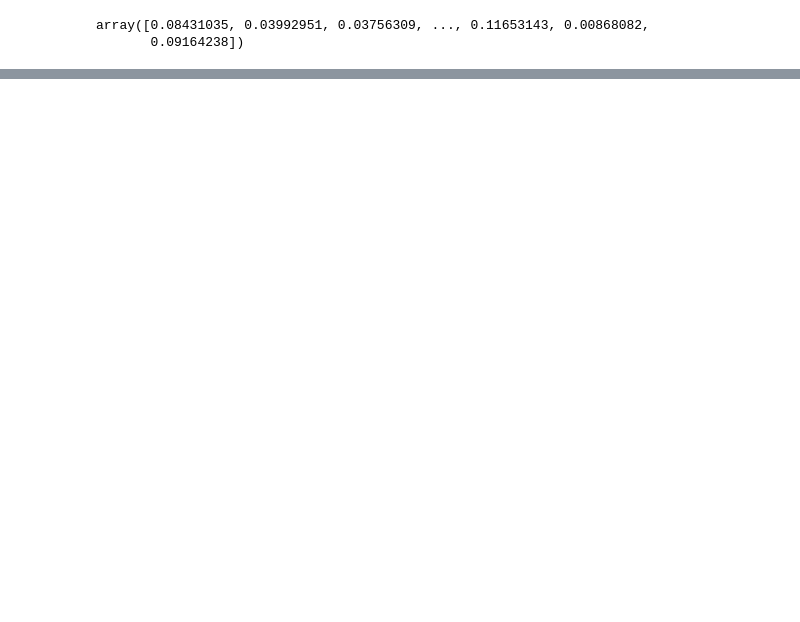
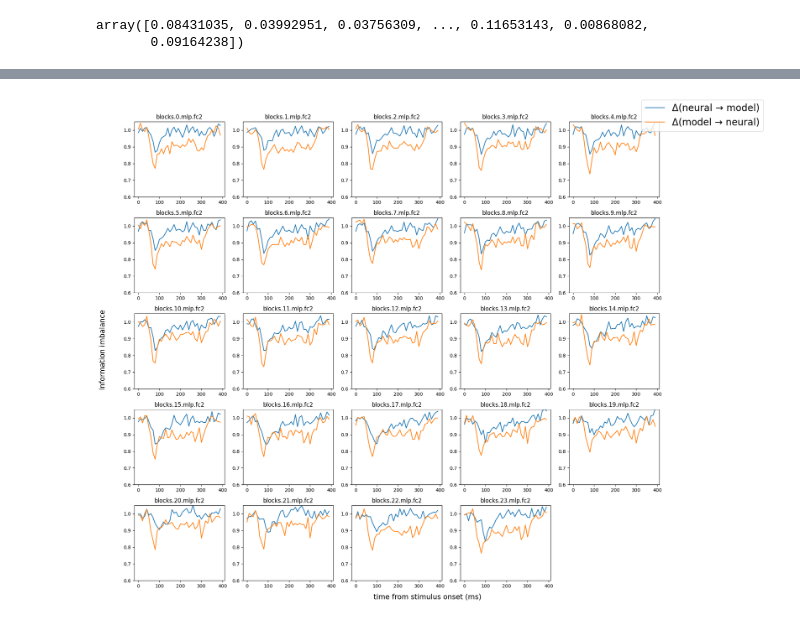
Before and after one commit to TizianoCausin01/temporal_context, a Jupyter notebook: python_scripts/scripts/dynII_dev.ipynb, the cells around one changed output, grey strips where cells are left out. Saved outputs shown, nothing was run; the diff lists cells and outputs as text; code cells hidden in the pictures; blank space fills up the shorter version.

```diff
--- a/python_scripts/scripts/dynII_dev.ipynb
+++ b/python_scripts/scripts/dynII_dev.ipynb
@@ -104,0 +214,17 @@ plt.legend()
+# %%
+from general_utils.utils import get_relevant_output_layers
+cfg.model_name = 'vit_l_16'; cfg.img_size = 384; cfg.pooling = 'mean'; cfg.pkg = 'timm'
+layers = get_relevant_output_layers(cfg.model_name, cfg.pkg)
+dyn_ii_obj = dynInformationImbalance("cosine", "cosine", 1)
+dyn_ii_obj.compute_RDM_timeseries(TimeSeries(ba_raster.get_array()[:,:,:1000],ba_raster.get_fs()), "signal")
+dyn_ii_obj.compute_distance_ranks_timeseries("signal")
+A2B_layers_list_cos = []
+B2A_layers_list_cos = []
+for layer_name in layers[:]:
+    feats_filename = f"{paths['livingstone_lab']}/tiziano/models/{cfg.monkey_name}_{cfg.date}_{cfg.model_name}_{cfg.img_size}_{layer_name}_features_{cfg.pooling}pool.npz"
+    features = np.load(feats_filename)["arr_0"][:,:1000]
+    dyn_ii_obj, A2B, B2A = static_dynII_modeling(paths, ba_raster, features, "cosine", "cosine", 1, dyn_ii_obj=dyn_ii_obj)
+
+    A2B_layers_list_cos.append(A2B)
+    B2A_layers_list_cos.append(B2A)
+    print_wise(f"computed layer {layer_name}")
@@ -104,0 +249,29 @@ plt.legend()
+# %%
+import pickle as pkl
+with open("/Users/tizianocausin/Desktop/A2B_layers_list_cos_temp.pkl", "wb") as f:
+    pkl.dump(A2B_layers_list_cos, f)
+with open("/Users/tizianocausin/Desktop/B2A_layers_list_cos_temp.pkl", "wb") as f:
+    pkl.dump(B2A_layers_list_cos, f)
+# %%
+n_cols, n_rows = (len(A2B_layers_list_cos))//5+1, 5
+fig, ax = plt.subplots(n_rows, n_cols,figsize=(4*n_cols, 3*n_rows))
+ax = ax.flatten()
+for idx, (A2B, B2A) in enumerate(zip(A2B_layers_list_cos, B2A_layers_list_cos)):
+    if idx != 23:
+        ax[idx].plot(np.arange(len(A2B))*1000//cfg.new_fs, A2B.get_array())#, label=f"{chr(916)}(neural {chr(8594)} model)"))
+        ax[idx].plot(np.arange(len(A2B))*1000//cfg.new_fs, B2A.get_array())#, label=f"{chr(916)}(model {chr(8594)} neural)")
+    else:
+        ax[idx].plot(np.arange(len(A2B))*1000//cfg.new_fs, A2B.get_array(), label=f"{chr(916)}(neural {chr(8594)} model)")
+        ax[idx].plot(np.arange(len(A2B))*1000//cfg.new_fs, B2A.get_array(), label=f"{chr(916)}(model {chr(8594)} neural)")
+    ax[idx].set_ylim([.6, 1.05])
+    ax[idx].set_title(layers[idx])
+    # remove unused axes
+for a in ax[len(layers):]:
+    a.axis("off")
+
+fig.supylabel("Information imbalance", fontsize=15)
+fig.supxlabel("time from stimulus onset (ms)", fontsize=15)
+fig.legend(fontsize=20)
+fig.tight_layout(rect=[0.03, 0, 0.85, .97])
+# %% [output]
+[figure, added]
```
Also changed, not shown: parts of 23 cells of this notebook, 11 other files.
